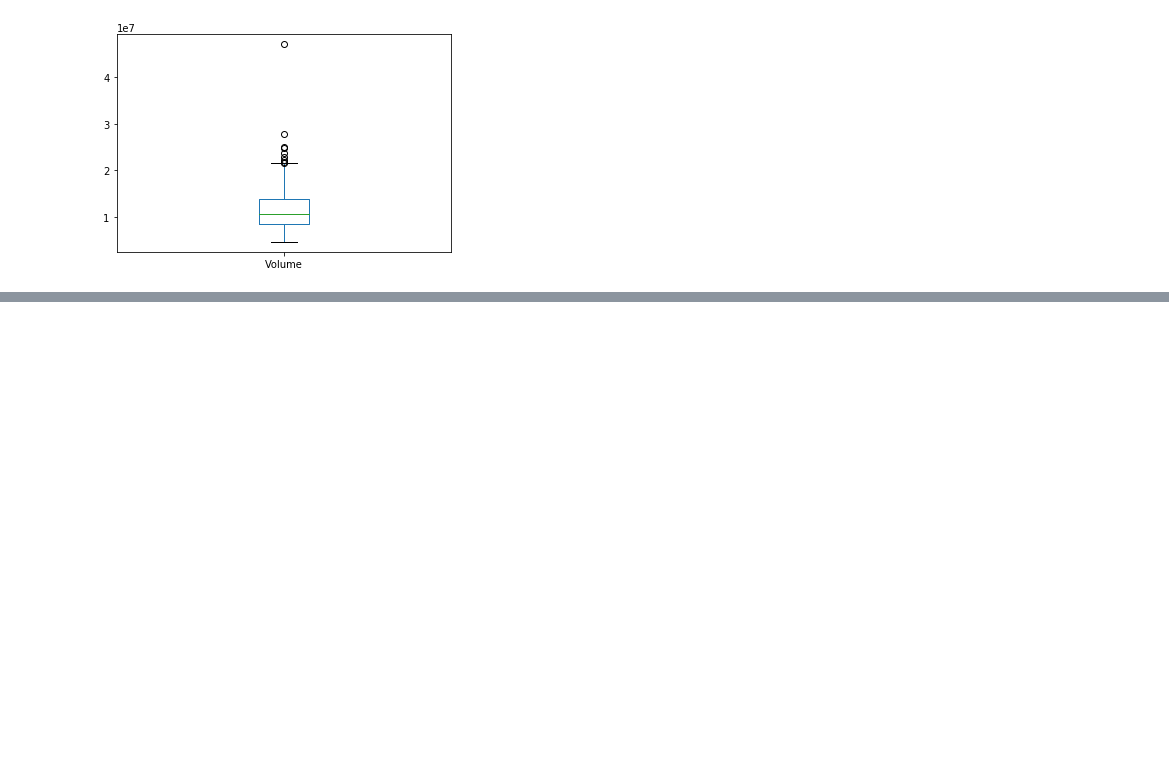
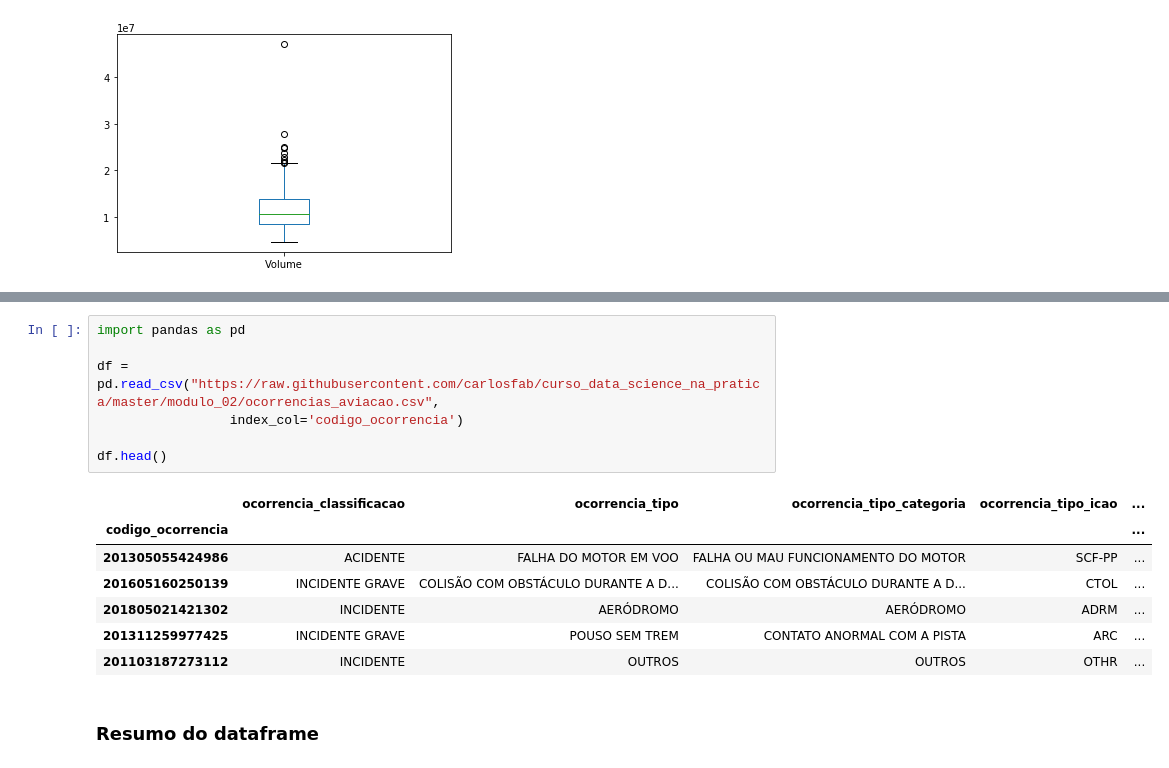
Before and after one commit to diogorjs/we_love_data, a Jupyter notebook: Introdução_ao_Pandas.ipynb, the cells around one changed output, grey strips where cells are left out. Drawn from its saved outputs; the diff is of its cells as text; blank space fills up the shorter version.

```diff
--- a/Introdução_ao_Pandas.ipynb
+++ b/Introdução_ao_Pandas.ipynb
@@ -331,0 +336,17 @@ df.Volume.plot(kind='box');
+# %%
+import pandas as pd
+
+df = pd.read_csv("https://raw.githubusercontent.com/carlosfab/curso_data_science_na_pratica/master/modulo_02/ocorrencias_aviacao.csv",
+                 index_col='codigo_ocorrencia')
+
+df.head()
+# %% [output]
+|  | ocorrencia_classificacao | ocorrencia_tipo | ocorrencia_tipo_categoria | ocorrencia_tipo_icao | ... |
+| codigo_ocorrencia |  |  |  |  | ... |
+| 201305055424986 | ACIDENTE | FALHA DO MOTOR EM VOO | FALHA OU MAU FUNCIONAMENTO DO MOTOR | SCF-PP | ... |
+| 201605160250139 | INCIDENTE GRAVE | COLISÃO COM OBSTÁCULO DURANTE A D... | COLISÃO COM OBSTÁCULO DURANTE A D... | CTOL | ... |
+| 201805021421302 | INCIDENTE | AERÓDROMO | AERÓDROMO | ADRM | ... |
+| 201311259977425 | INCIDENTE GRAVE | POUSO SEM TREM | CONTATO ANORMAL COM A PISTA | ARC | ... |
+| 201103187273112 | INCIDENTE | OUTROS | OUTROS | OTHR | ... |
+# %% [markdown]
+### **Resumo do dataframe**
```
Also changed, not shown: parts of 24 cells of this notebook.
